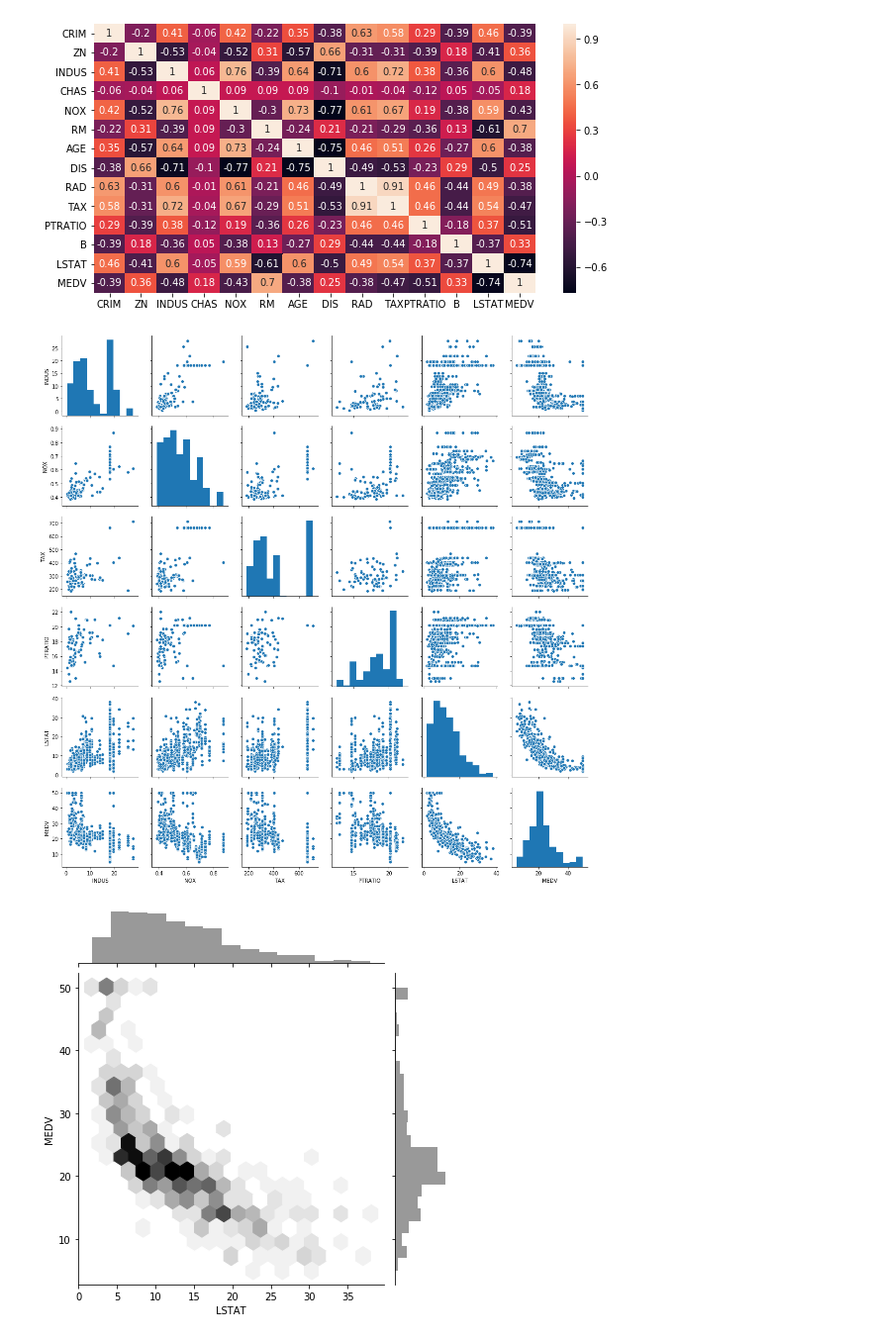
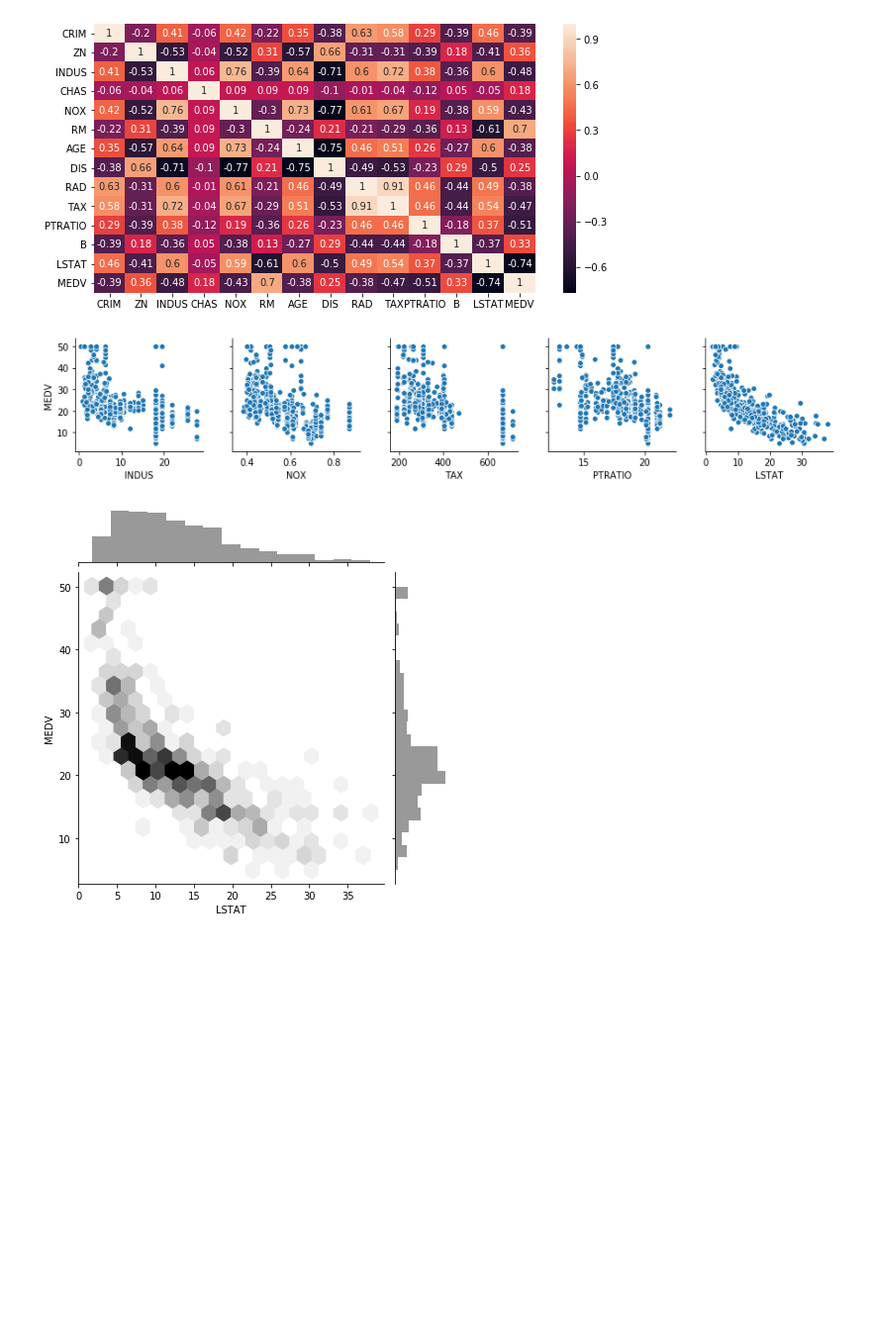
Before and after one commit to prudolph1/regression_base_code, a Jupyter notebook: regression_methods.ipynb, the cells around one changed output. Shown at 99% size. Drawn from its saved outputs; the diff is of its cells as text; code cells hidden in the pictures; blank space fills up the shorter version.

```diff
--- a/regression_methods.ipynb
+++ b/regression_methods.ipynb
@@ -116,9 +117,10 @@ sns.heatmap(data=correlation_matrix, annot=True);
 [figure]
 # %%
 # pairwise plot for selected features
-sns.pairplot(boston[['INDUS','NOX','TAX','PTRATIO','LSTAT','MEDV']]);
+feature_subset = ['INDUS','NOX','TAX','PTRATIO','LSTAT']
+sns.pairplot(boston, y_vars = ['MEDV'], x_vars = feature_subset);
 # %% [output]
-[figure, old version]
+[figure, new version]
 # %%
 # other bivariate plots
 sns.jointplot(x='LSTAT', y='MEDV', kind="hex", color="k", data=boston);
```
Also changed, not shown: parts of 43 cells of this notebook.
